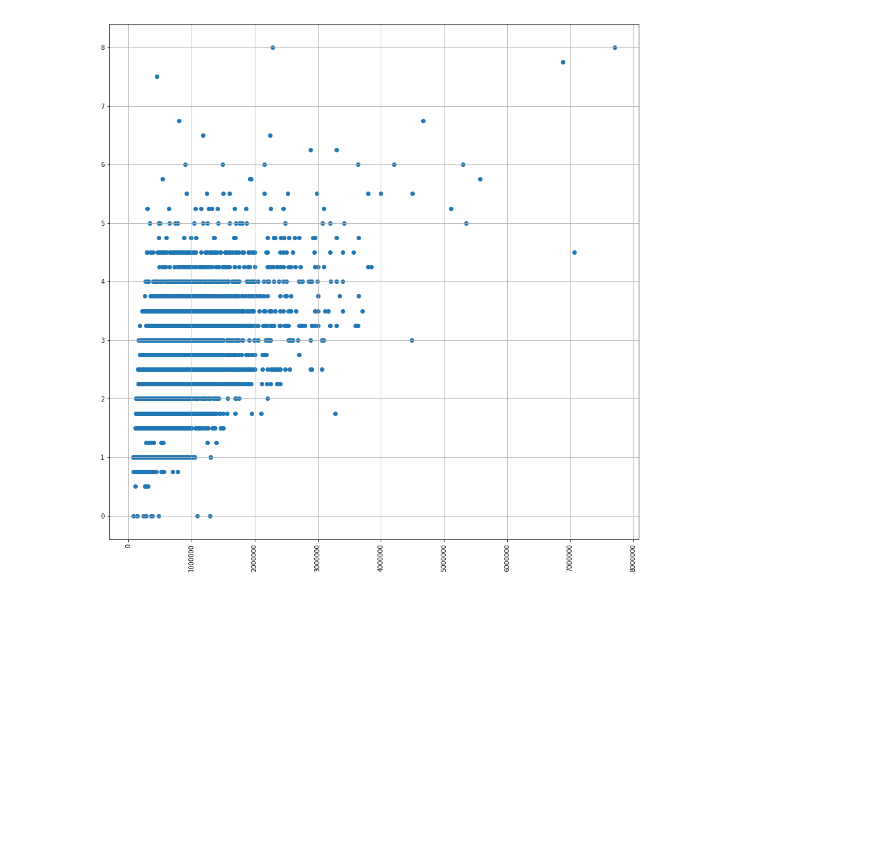
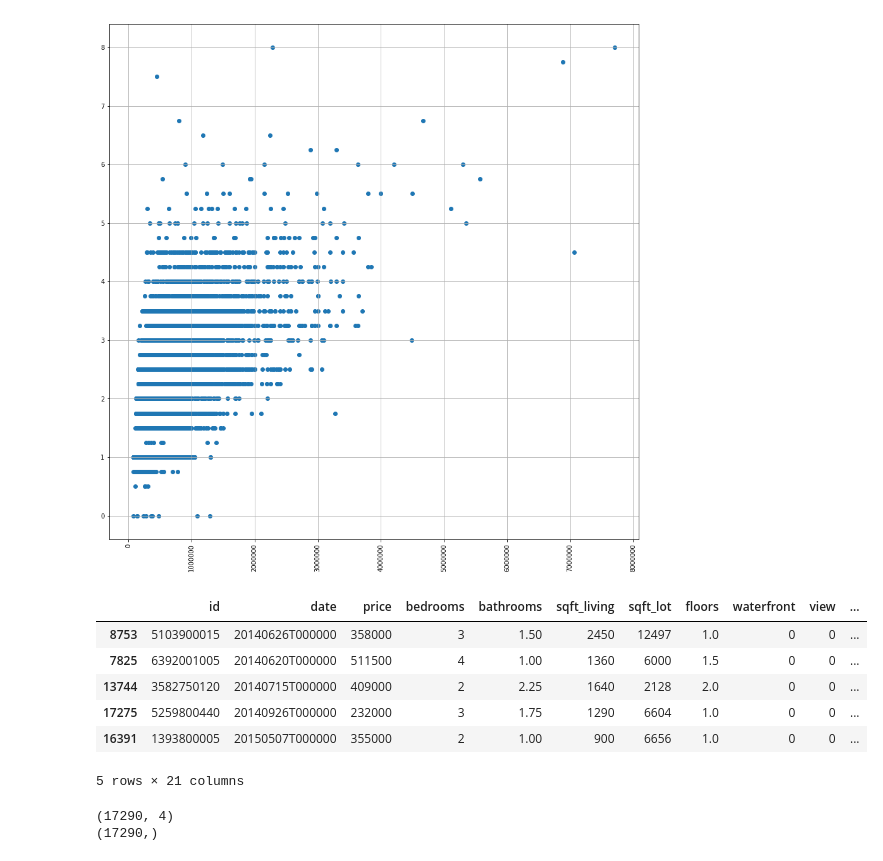
Before and after one commit to ravibhushankumarsonu/DataScience, a Jupyter notebook: Practice/Predict housing Price.ipynb, the cells around one changed output. Saved outputs shown, nothing was run; the diff lists cells and outputs as text; code cells hidden in the pictures; blank space fills up the shorter version.

```diff
--- a/Practice/Predict housing Price.ipynb
+++ b/Practice/Predict housing Price.ipynb
@@ -105,10 +85,25 @@ plt.xticks(rotation=90)
 plt.show()
 # %% [output]
 [figure]
+# %%
+train.head()
+# %% [output]
+|  | id | date | price | bedrooms | bathrooms | sqft_living | sqft_lot | floors | waterfront | view | ... |
+| 8753 | 5103900015 | 20140626T000000 | 358000 | 3 | 1.50 | 2450 | 12497 | 1.0 | 0 | 0 | ... |
+| 7825 | 6392001005 | 20140620T000000 | 511500 | 4 | 1.00 | 1360 | 6000 | 1.5 | 0 | 0 | ... |
+| 13744 | 3582750120 | 20140715T000000 | 409000 | 2 | 2.25 | 1640 | 2128 | 2.0 | 0 | 0 | ... |
+| 17275 | 5259800440 | 20140926T000000 | 232000 | 3 | 1.75 | 1290 | 6604 | 1.0 | 0 | 0 | ... |
+| 16391 | 1393800005 | 20150507T000000 | 355000 | 2 | 1.00 | 900 | 6656 | 1.0 | 0 | 0 | ... |
+5 rows × 21 columns
 # %%
 from sklearn import linear_model
 #regr=linear_model.LinearRegression().fit(train['sqft_living'],train['price'])
-x=train['sqft_living'].values
-y=train['price'].values
-x=x.reshape(len(x),1)
-y=y.reshape(len(y),1)
+#x=np.array(train[['sqft_living', 'bedrooms', 'bathrooms', 'floors']])
+#y=np.array(train['price'])
+x=train[['sqft_living', 'bedrooms', 'bathrooms', 'floors']]
+y=train['price']
+print(x.shape)
+print(y.shape)
+# %% [output]
+(17290, 4)
+(17290,)
```
Also changed, not shown: parts of 17 cells of this notebook, 4 other files.
